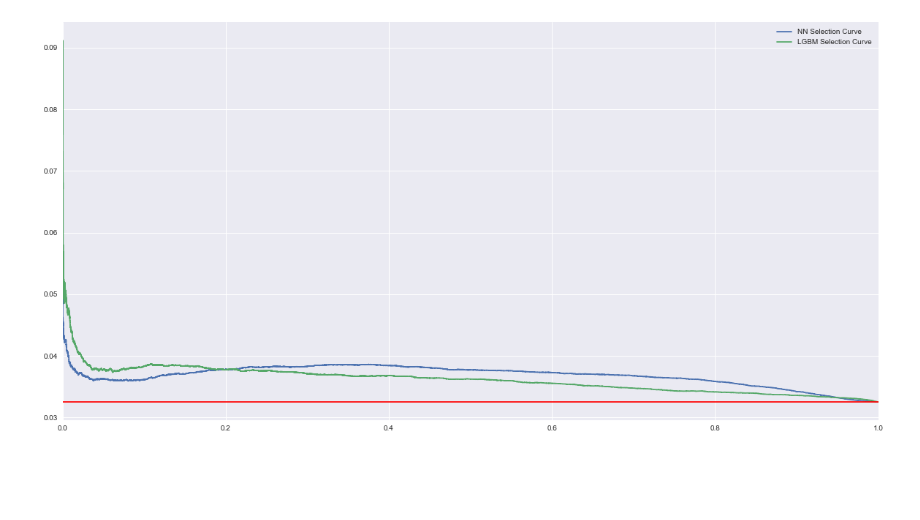
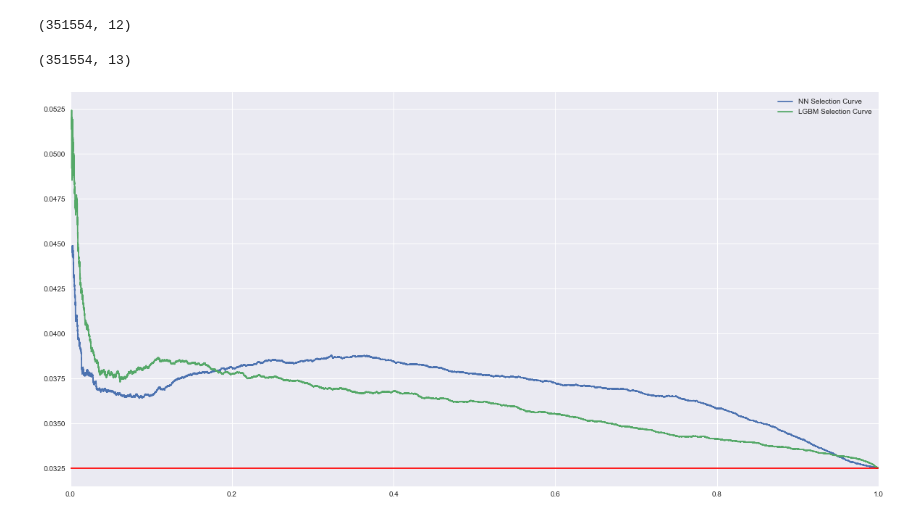
Before and after one commit to bhavenp/209A-FinalProject, a Jupyter notebook: hugo/ROI_website_sheet.ipynb, the cells around one changed output. Drawn from its saved outputs; the diff is of its cells as text; code cells hidden in the pictures; blank space fills up the shorter version.

```diff
--- a/hugo/ROI_website_sheet.ipynb
+++ b/hugo/ROI_website_sheet.ipynb
@@ -54,6 +79,9 @@ data_train = pd.read_csv("../lipika/cleaned_2013_14", low_memory = False);
 data_test = pd.read_csv("../lipika/cleaned_2015", low_memory = False);
 data_test = data_test.dropna()
 data_train = data_train.dropna()
+
+data_test = data_test[data_test.int_rate < 0.5]
+data_train = data_train[data_train.int_rate < 0.5]
 # %%
 data_train.shape
 # %% [output]
@@ -61,6 +89,3 @@ data_train.shape
-# %%
-data_test = data_test[data_test.int_rate < 0.5]
-data_train = data_test[data_train.int_rate < 0.5]
 # %%
 data_train['int_rate_real'] = data_train.int_rate
 data_test['int_rate_real'] = data_test.int_rate
@@ -101,7 +110,7 @@ cols_to_drop_training = ['loan_status', 'paid', 'amnt', 'total_pymnt',
 x_train, y_train = split_data(data_train, cols_to_drop_training)
 x_test, y_test = split_data(data_test, cols_to_drop_training)
 # %%
-def create_df(data_1, data_2, penal = 0):
+def create_df(data_1, data_2, penal = 0.5):
     df = pd.DataFrame(data_1)
     df['proba'] = df.proba.map(lambda x: x[0])
     df['pred'] = df.pred.map(lambda x:x[0])
@@ -115,6 +124,8 @@ def create_df(data_1, data_2, penal = 0):
     df['Real_ROI'] = df['amnt']*(((df['total_pymnt']/df['amnt'])**(1/df['term_adj']))-1)
     df['annualized_amnt'] = df['amnt'] #*(1/df['term_adj'])
 
+    df['zip_code'] = data_2['zip_code']
+
     return df
 # %%
 data_train.shape
@@ -205,11 +195,20 @@ NN_test.describe()
+# %%
+LGBM_train.shape
+# %% [output]
+(351554, 12)
+# %%
+NN_train.shape
+# %% [output]
+(351554, 13)
+# %%
+i = 1000
 # %%
-i = 100
 plt.figure(figsize=(20,10))
 plt.plot(NN_test.cumsum_prop_loans[i:], NN_test.cumsum_ROI[i:], label = 'NN Selection Curve')
 plt.plot(LGBM_test.cumsum_prop_loans[i:], LGBM_test.cumsum_ROI[i:], label = 'LGBM Selection Curve')
 plt.axhline(np.sum(NN_test.Real_ROI)/np.sum(NN_test.annualized_amnt), color = 'r')
 plt.legend()
 plt.xlim(0,1)
 plt.show()
 # %% [output]
-[figure, old version]
+[figure, new version]
```
Also changed, not shown: parts of 25 cells of this notebook, 2 other files.
